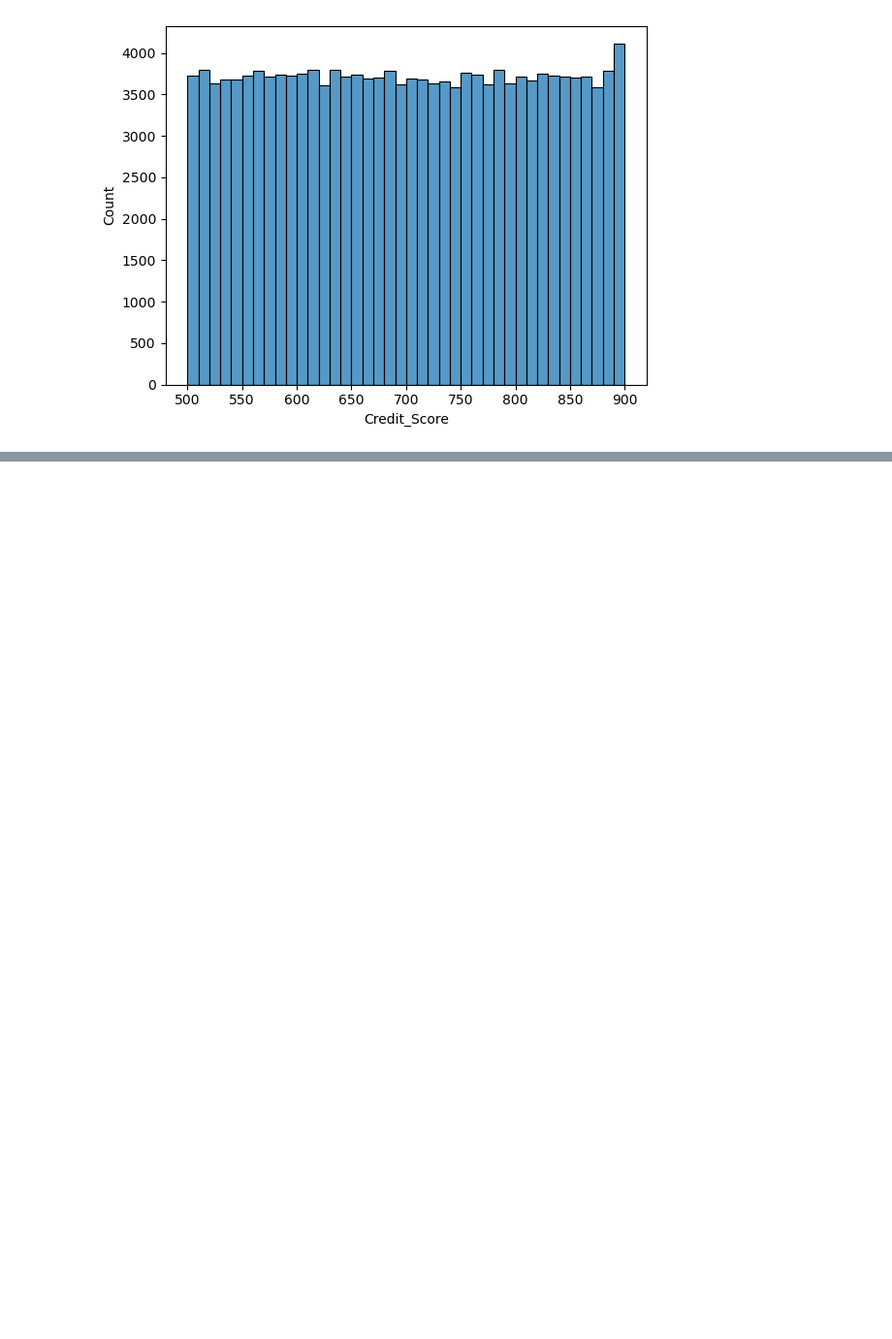
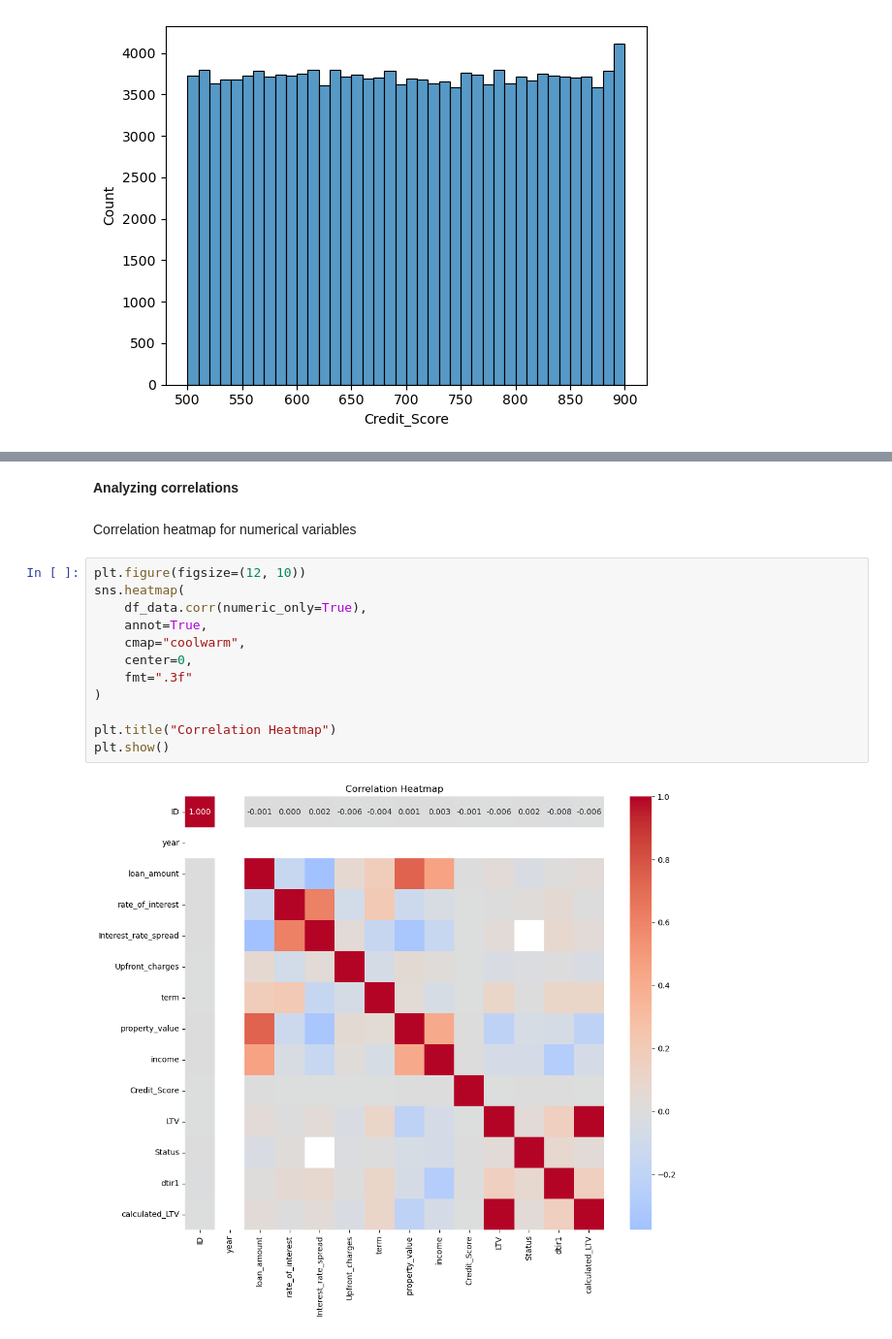
Before and after one commit to vaishnavi-nibh/loandefaultprediction, a Jupyter notebook: notebooks/eda.ipynb, the cells around one changed output, grey strips where cells are left out. Shown at 97% size. Saved outputs shown, nothing was run; the diff lists cells and outputs as text; blank space fills up the shorter version.

```diff
--- a/notebooks/eda.ipynb
+++ b/notebooks/eda.ipynb
@@ -257,0 +373,18 @@ plt.show()
+# %% [markdown]
+**Analyzing correlations**
+# %% [markdown]
+Correlation heatmap for numerical variables
+# %%
+plt.figure(figsize=(12, 10))
+sns.heatmap(
+    df_data.corr(numeric_only=True),
+    annot=True,
+    cmap="coolwarm",
+    center=0,
+    fmt=".3f"
+)
+
+plt.title("Correlation Heatmap")
+plt.show()
+# %% [output]
+[figure, added]
```
Also changed, not shown: parts of 15 cells of this notebook.
